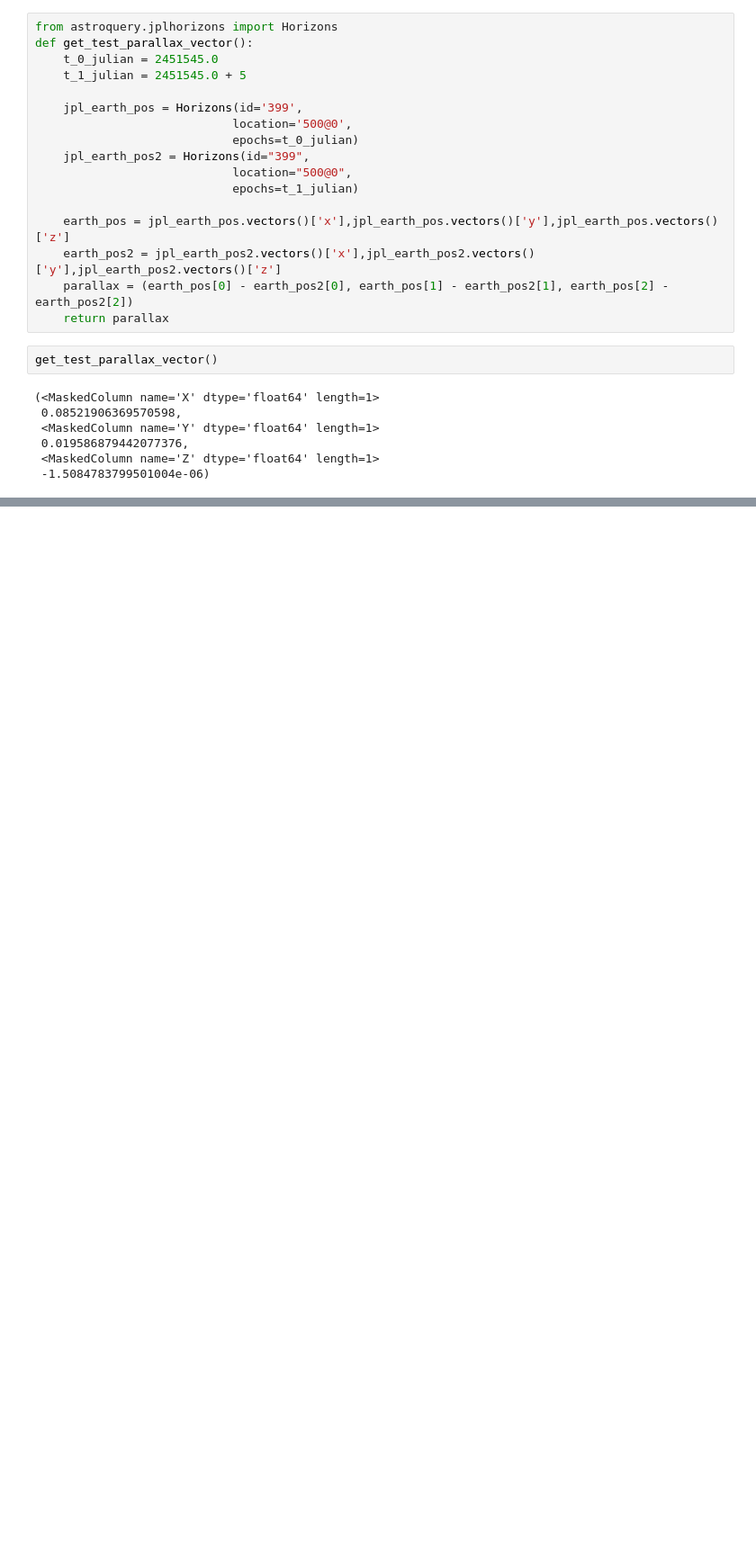
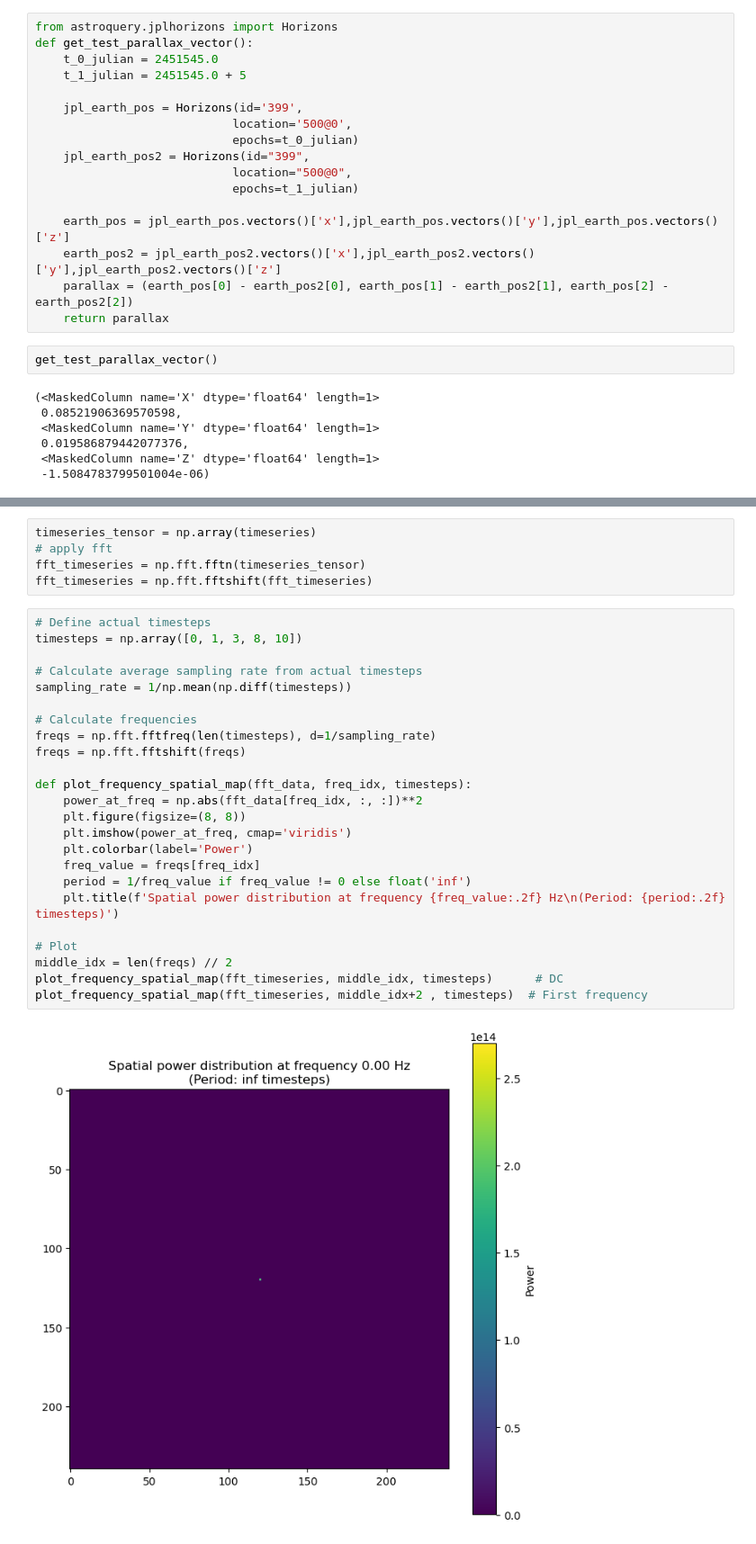
Before and after one commit to at2005/starsweeper, a Jupyter notebook: explore.ipynb, the cells around one changed output, grey strips where cells are left out. Shown at 90% size. Drawn from its saved outputs; the diff is of its cells as text; blank space fills up the shorter version.

```diff
--- a/explore.ipynb
+++ b/explore.ipynb
@@ -315,0 +342,31 @@ TypeError: Image data of dtype complex128 cannot be converted to float
+# %%
+timeseries_tensor = np.array(timeseries)
+# apply fft
+fft_timeseries = np.fft.fftn(timeseries_tensor)
+fft_timeseries = np.fft.fftshift(fft_timeseries)
+# %%
+# Define actual timesteps
+timesteps = np.array([0, 1, 3, 8, 10])
+
+# Calculate average sampling rate from actual timesteps
+sampling_rate = 1/np.mean(np.diff(timesteps))
+
+# Calculate frequencies
+freqs = np.fft.fftfreq(len(timesteps), d=1/sampling_rate)
+freqs = np.fft.fftshift(freqs)
+
+def plot_frequency_spatial_map(fft_data, freq_idx, timesteps):
+    power_at_freq = np.abs(fft_data[freq_idx, :, :])**2
+    plt.figure(figsize=(8, 8))
+    plt.imshow(power_at_freq, cmap='viridis')
+    plt.colorbar(label='Power')
+    freq_value = freqs[freq_idx]
+    period = 1/freq_value if freq_value != 0 else float('inf')
+    plt.title(f'Spatial power distribution at frequency {freq_value:.2f} Hz\n(Period: {period:.2f} timesteps)')
+
+# Plot
+middle_idx = len(freqs) // 2
+plot_frequency_spatial_map(fft_timeseries, middle_idx, timesteps)      # DC
+plot_frequency_spatial_map(fft_timeseries, middle_idx+2 , timesteps)  # First frequency
+# %% [output]
+[figure, added]
```
Also changed, not shown: parts of 8 cells of this notebook.
